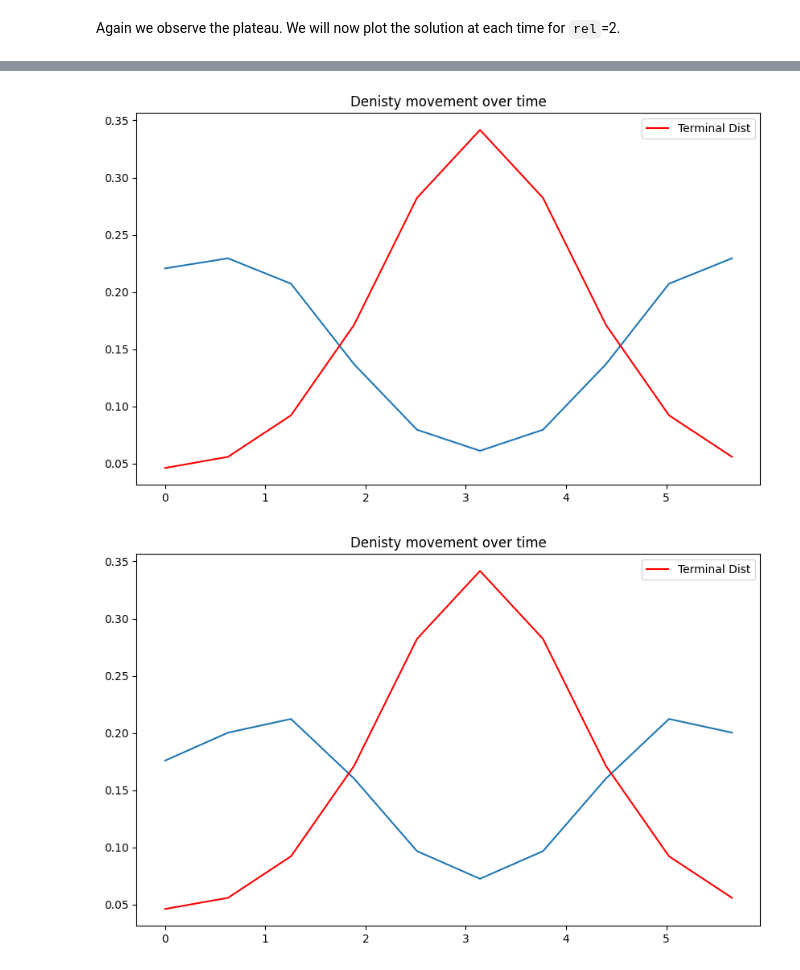
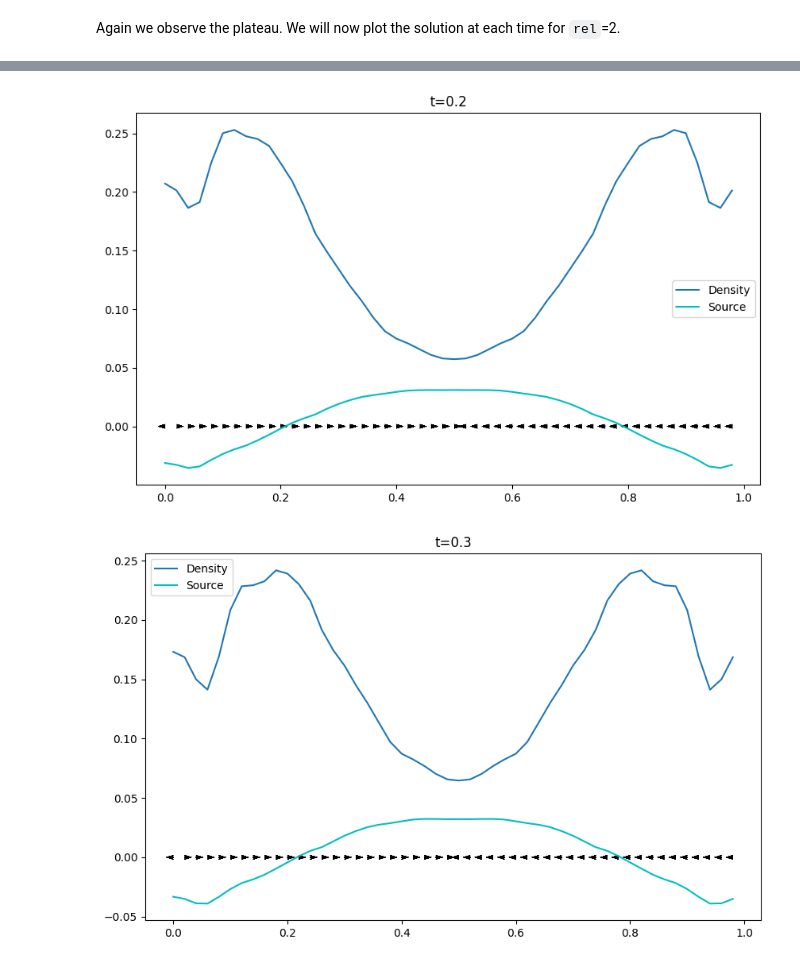
Before and after one commit to mao1756/pdot, a Jupyter notebook: exploratory/wfr_unconstrained_test.ipynb, the cells around one changed output, grey strips where cells are left out. Cells and saved outputs as stored; diff of their text form; code cells hidden in the pictures.

```diff
--- a/exploratory/wfr_unconstrained_test.ipynb
+++ b/exploratory/wfr_unconstrained_test.ipynb
@@ -220,20 +272,14 @@ No artists with labels found to put in legend.  Note that artists whose label st
 Again we observe the plateau. We will now plot the solution at each time for `rel`=2.
 # %%
 T = 10
-N = 10
+N = 50
 
 xs = np.arange(0, 2*np.pi, 2*np.pi/N)
 p1 = von_mises_pdf(xs, 0, 1)
-p2 = np.roll(p1, 5)
-wfr, p, v, z = dynamic_wfr_relaxed_grid_scipy(p1, p2, delta=1, rel=2, T=T)
+p2 = von_mises_pdf(xs, np.pi, 1)
+wfr, p, v, z = wfr_grid_scipy(p1, p2, delta=1, rel=4, T=T)
 
 # Plotting
 
-for time_step in range(p.shape[0]):
-    plt.figure(figsize=(10, 6))
-    plt.plot(xs, p[time_step])
-    plt.plot(xs, p2, color='r', label = 'Terminal Dist')
-    plt.title('Denisty movement over time')
-    plt.legend()
-    plt.show()
+plot_pvz_1D(p, v, z, p2 = p2)
 # %% [output]
@@ -242,2 +288,2 @@ for time_step in range(p.shape[0]):
-[figure, old version]
+[figure, new version]
-[figure, old version]
+[figure, new version]
```
Also changed, not shown: parts of 15 cells of this notebook, 1 other file.
